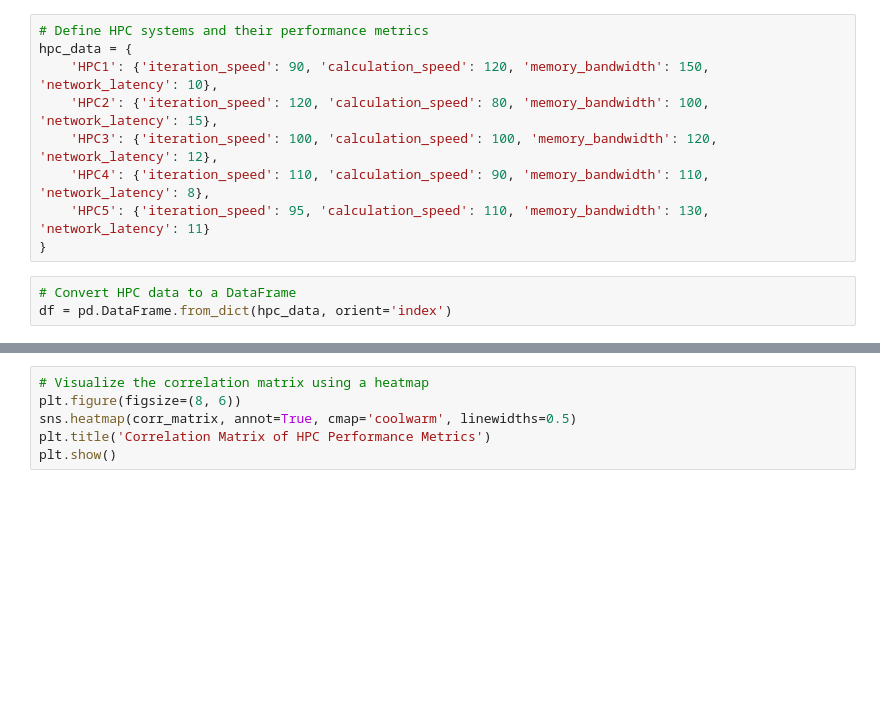
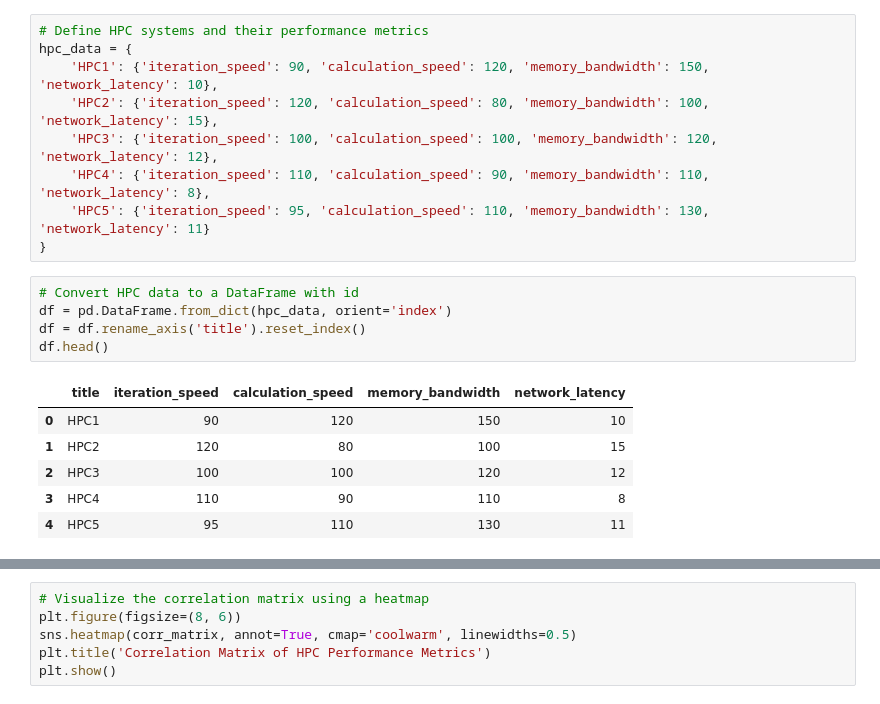
Before and after one commit to skills-cogrammar/NTCA, a Jupyter notebook: DS/GitHub Workshops/Workshop 9/HPC_advanced.ipynb, the cells around one changed output, grey strips where cells are left out. Cells and saved outputs as stored; diff of their text form; blank space fills up the shorter version.

```diff
--- a/DS/GitHub Workshops/Workshop 9/HPC_advanced.ipynb
+++ b/DS/GitHub Workshops/Workshop 9/HPC_advanced.ipynb
@@ -14,5 +14,14 @@ hpc_data = {
     'HPC5': {'iteration_speed': 95, 'calculation_speed': 110, 'memory_bandwidth': 130, 'network_latency': 11}
 }
 # %%
-# Convert HPC data to a DataFrame
+# Convert HPC data to a DataFrame with id
 df = pd.DataFrame.from_dict(hpc_data, orient='index')
+df = df.rename_axis('title').reset_index()
+df.head()
+# %% [output]
+|  | title | iteration_speed | calculation_speed | memory_bandwidth | network_latency |
+| 0 | HPC1 | 90 | 120 | 150 | 10 |
+| 1 | HPC2 | 120 | 80 | 100 | 15 |
+| 2 | HPC3 | 100 | 100 | 120 | 12 |
+| 3 | HPC4 | 110 | 90 | 110 | 8 |
+| 4 | HPC5 | 95 | 110 | 130 | 11 |
```
Also changed, not shown: parts of 8 cells of this notebook, 5 other files.
